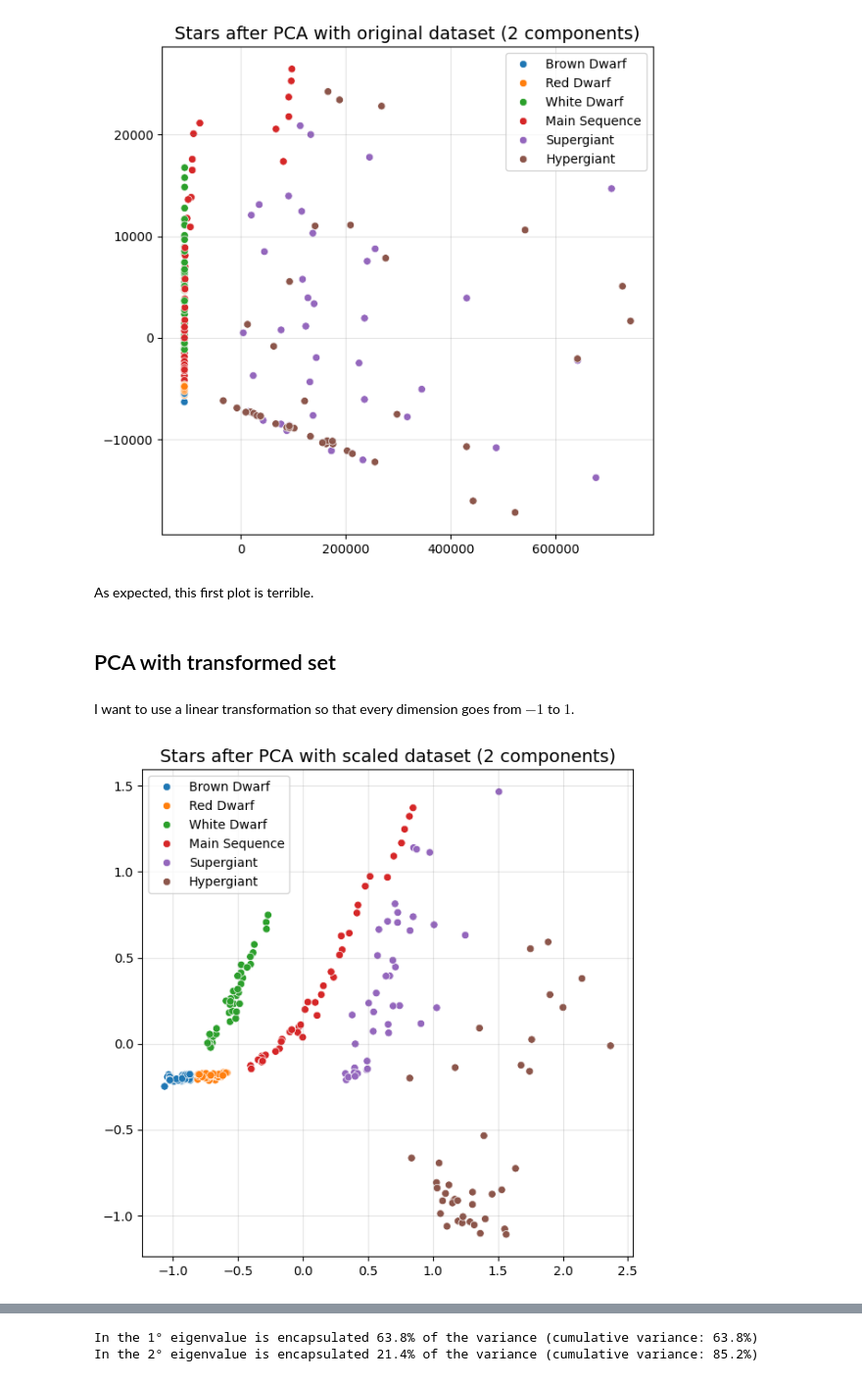
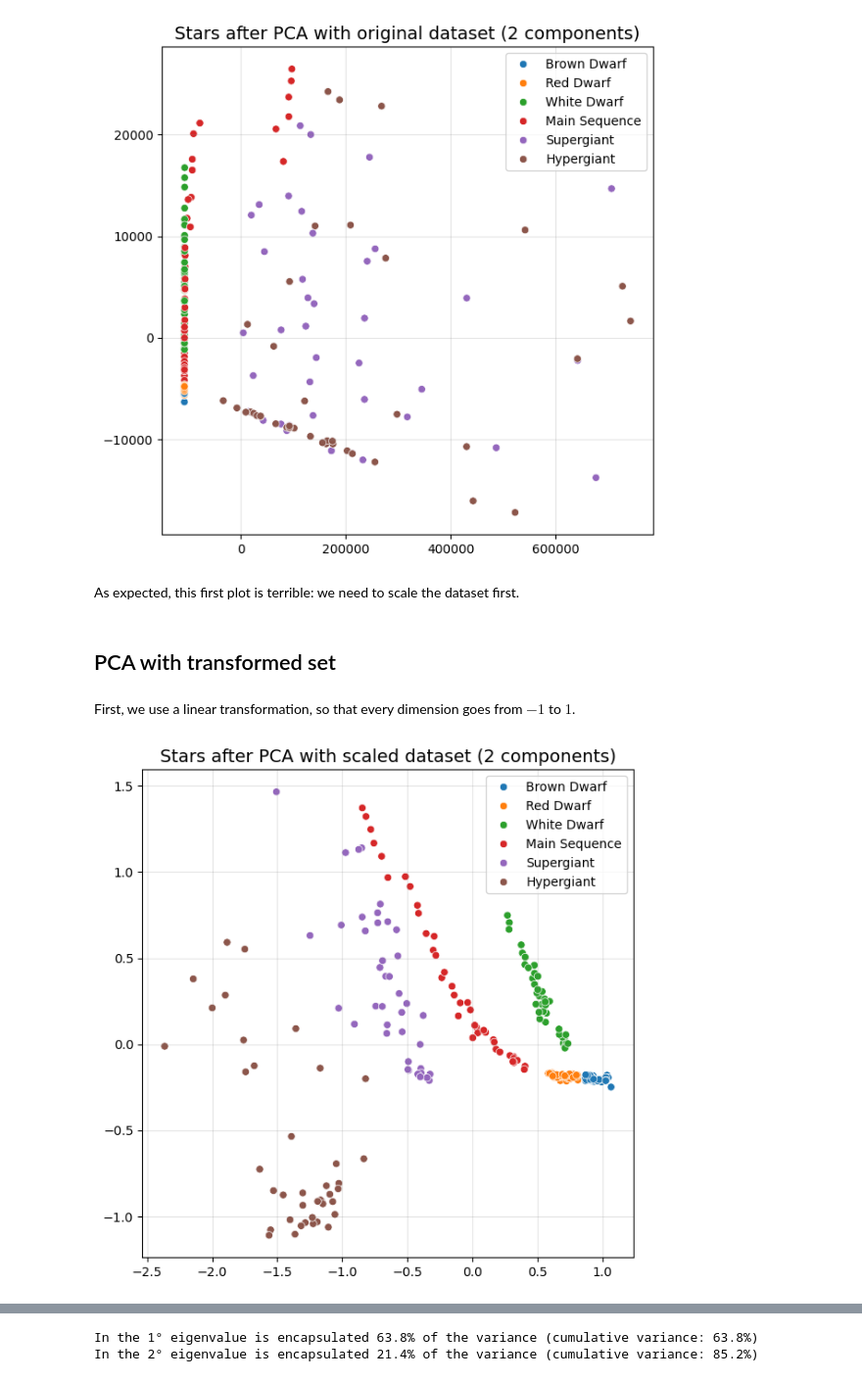
Before and after one commit to Alice-Palladino/astrostatistics_bicocca_2024, a Jupyter notebook: working/L15 - The HR diagram.ipynb, the cells around one changed output, grey strips where cells are left out. Shown: that part at 98% size. Saved outputs shown, nothing was run; the diff lists cells and outputs as text; code cells hidden in the pictures.

```diff
--- a/working/L15 - The HR diagram.ipynb
+++ b/working/L15 - The HR diagram.ipynb
@@ -132,25 +130,25 @@ plt.show()
 # %% [output]
 [figure]
 # %% [markdown]
-As expected, this first plot is terrible.
+As expected, this first plot is terrible: we need to scale the dataset first.
 # %% [markdown]
 ## PCA with transformed set
 # %% [markdown]
-I want to use a linear transformation so that every dimension goes from $-1$ to $1$.
+First, we use a linear transformation, so that every dimension goes from $-1$ to $1$.
 # %%
 scaler = MinMaxScaler(feature_range=(-1, 1))
 scaled_data = scaler.fit_transform(data)
 
-pca = PCA(n_components=2)
-sca_components = pca.fit_transform(scaled_data)
+pca = PCA(n_components=2, random_state = 336)
+scaled_components = pca.fit_transform(scaled_data)
 # %%
 plt.figure(figsize=(7,7))
-sns.scatterplot(x=sca_components[:,0], y=sca_components[:,1], hue=labels)
+sns.scatterplot(x = scaled_components[:,0], y = scaled_components[:,1], hue=labels)
 plt.title('Stars after PCA with scaled dataset (2 components)', fontsize = 14)
 plt.grid(c='grey', alpha = 0.2)
 plt.show()
 # %% [output]
-[figure, old version]
+[figure, new version]
 # %% [markdown]
 This is much better! Each type is well isolated from the others; dwarf stars are particularly well-clustered, while super- and hypergiants are more scattered, but still not mixed with other stars.
 
```
Also changed, not shown: parts of 28 cells of this notebook.
